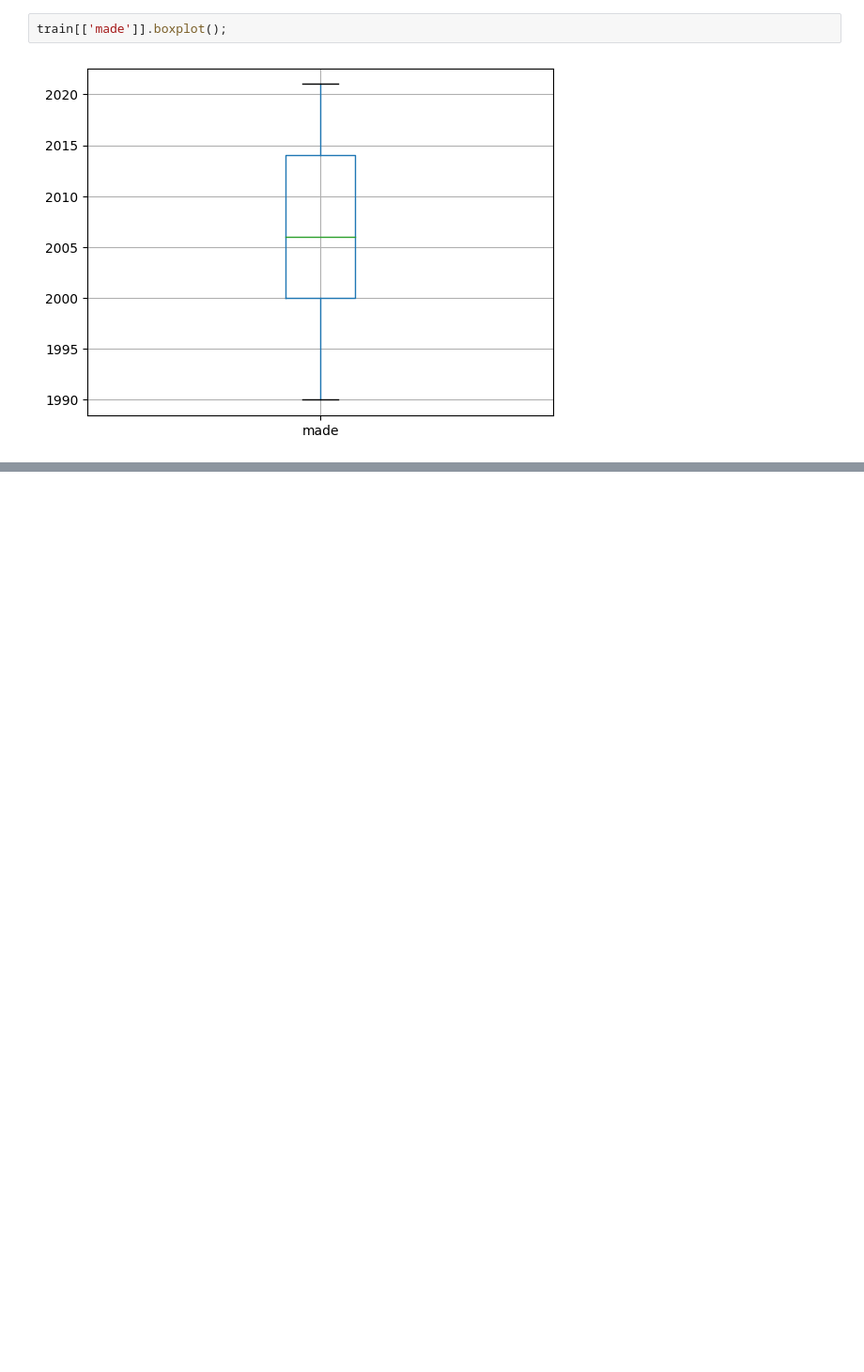
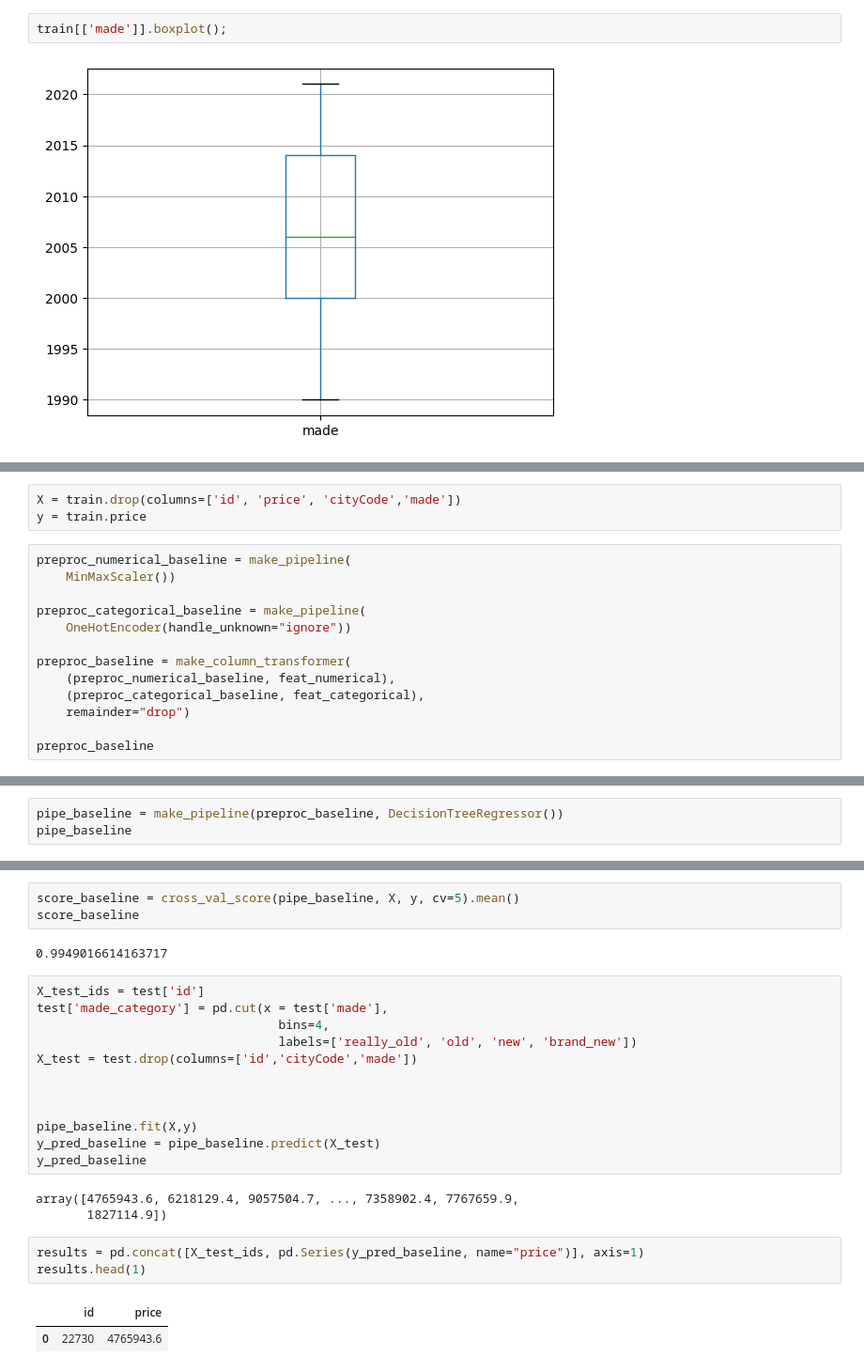
Before and after one commit to Tomateau/paris_housing_price, a Jupyter notebook: notebook.ipynb, the cells around one changed output, grey strips where cells are left out. Shown: that part at 94% size. Saved outputs shown, nothing was run; the diff lists cells and outputs as text; blank space fills up the shorter version.

```diff
--- a/notebook.ipynb
+++ b/notebook.ipynb
@@ -174,0 +178,16 @@ ValueError: setting an array element with a sequence.
+# %%
+X = train.drop(columns=['id', 'price', 'cityCode','made'])
+y = train.price
+# %%
+preproc_numerical_baseline = make_pipeline(
+    MinMaxScaler())
+
+preproc_categorical_baseline = make_pipeline(
+    OneHotEncoder(handle_unknown="ignore"))
+
+preproc_baseline = make_column_transformer(
+    (preproc_numerical_baseline, feat_numerical),
+    (preproc_categorical_baseline, feat_categorical),
+    remainder="drop")
+
+preproc_baseline
@@ -174,0 +208,3 @@ ValueError: setting an array element with a sequence.
+# %%
+pipe_baseline = make_pipeline(preproc_baseline, DecisionTreeRegressor())
+pipe_baseline
@@ -174,0 +231,26 @@ ValueError: setting an array element with a sequence.
+# %%
+score_baseline = cross_val_score(pipe_baseline, X, y, cv=5).mean()
+score_baseline
+# %% [output]
+0.9949016614163717
+# %%
+X_test_ids = test['id']
+test['made_category'] = pd.cut(x = test['made'],
+                                 bins=4,
+                                 labels=['really_old', 'old', 'new', 'brand_new'])
+X_test = test.drop(columns=['id','cityCode','made'])
+
+
+
+pipe_baseline.fit(X,y)
+y_pred_baseline = pipe_baseline.predict(X_test)
+y_pred_baseline
+# %% [output]
+array([4765943.6, 6218129.4, 9057504.7, ..., 7358902.4, 7767659.9,
+       1827114.9])
+# %%
+results = pd.concat([X_test_ids, pd.Series(y_pred_baseline, name="price")], axis=1)
+results.head(1)
+# %% [output]
+|  | id | price |
+| 0 | 22730 | 4765943.6 |
```
Also changed, not shown: parts of 30 cells of this notebook.
